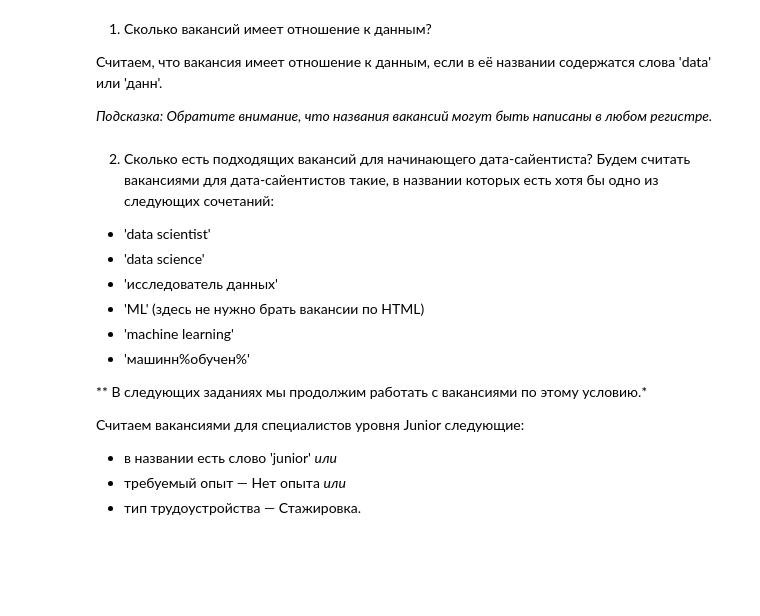
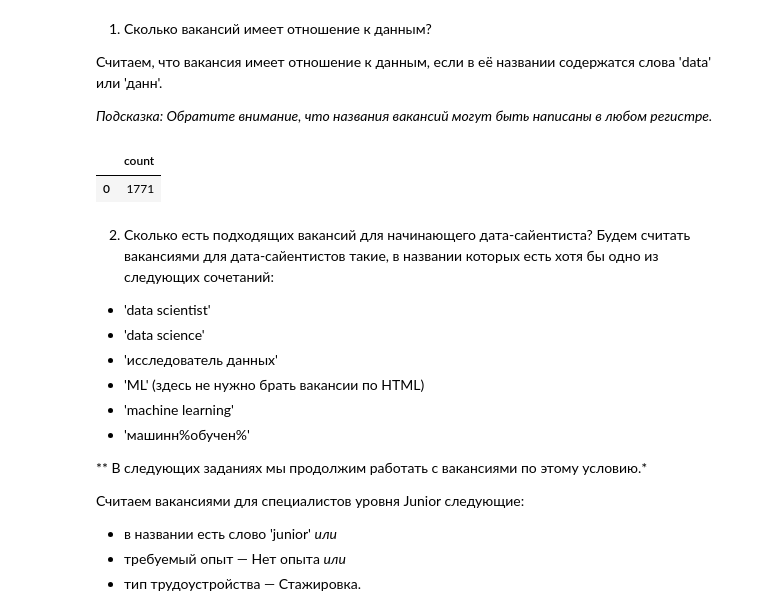
Before and after one commit to eartzhi/HH_project_2, a Jupyter notebook: Project_2_Ноутбук.ipynb, the cells around one changed output. Saved outputs shown, nothing was run; the diff lists cells and outputs as text; code cells hidden in the pictures; blank space fills up the shorter version.

```diff
--- a/Project_2_Ноутбук.ipynb
+++ b/Project_2_Ноутбук.ipynb
@@ -455,8 +454,19 @@ connection.close()
 *Подсказка: Обратите внимание, что названия вакансий могут быть написаны в любом регистре.*
 # %%
 # текст запроса
+query_6_1 = f'''
+SELECT count(*)
+FROM public.vacancies
+WHERE (lower(name) ILIKE  '%data%') OR (lower(name) ILIKE  '%данн%')
+'''
 # %%
 # результат запроса
+df_6_1 = pd.read_sql_query(query_6_1, connection)
+display(df_6_1)
+connection.close()
+# %% [output]
+|  | count |
+| 0 | 1771 |
 # %% [markdown]
 2. Сколько есть подходящих вакансий для начинающего дата-сайентиста?
 Будем считать вакансиями для дата-сайентистов такие, в названии которых есть хотя бы одно из следующих сочетаний:
```
Also changed, not shown: parts of 1 cell of this notebook.
